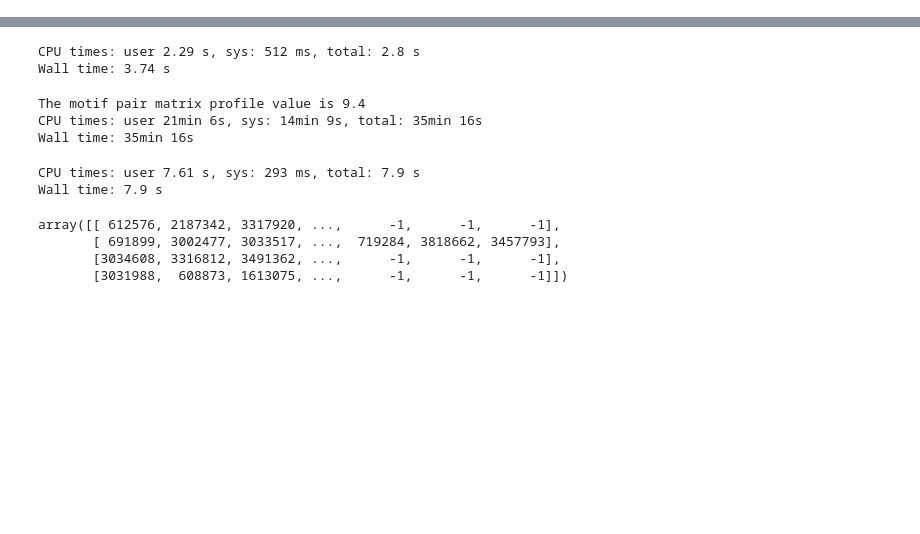
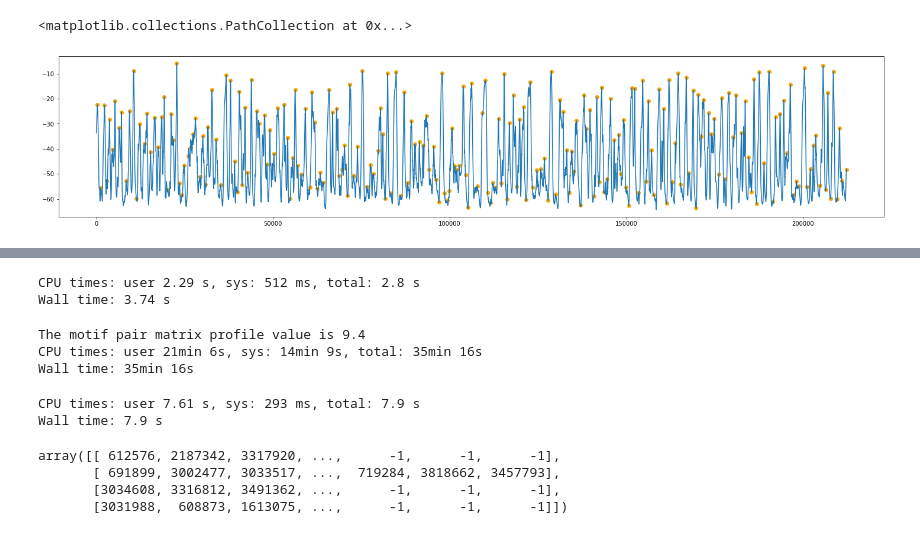
Before and after one commit to regevti/lfp_clustering, a Jupyter notebook: notebooks/pogona.ipynb, the cells around one changed output, grey strips where cells are left out. Saved outputs shown, nothing was run; the diff lists cells and outputs as text; code cells hidden in the pictures; blank space fills up the shorter version.

```diff
--- a/notebooks/pogona.ipynb
+++ b/notebooks/pogona.ipynb
@@ -19,0 +155,3 @@ rd = NeuralynxReader(rootdir, channel=32)
+# %%
+v, _ = mf.read_signal(3600*4, 3600*4+100)
+dists = stumpy.mass(mf.motives[4], v)
@@ -20,2 +160,10 @@ rd = NeuralynxReader(rootdir, channel=32)
+# %%
+peaks, properties = find_peaks(-dists, distance=mf.fs*0.3)
+plt.figure(figsize=(25, 5))
+plt.plot(-dists)
+plt.scatter(peaks, -dists[peaks], c='orange')
+# %% [output]
+<matplotlib.collections.PathCollection at 0x...>
+[figure, added]
 # %%
 %%time
```
Also changed, not shown: parts of 23 cells of this notebook, 7 other files.
